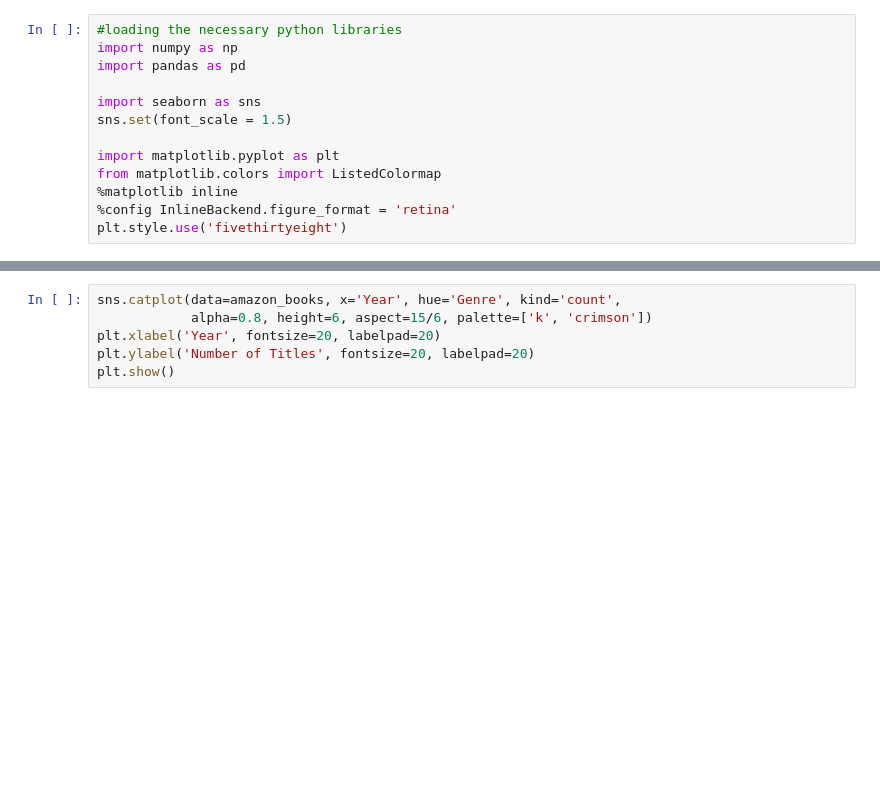
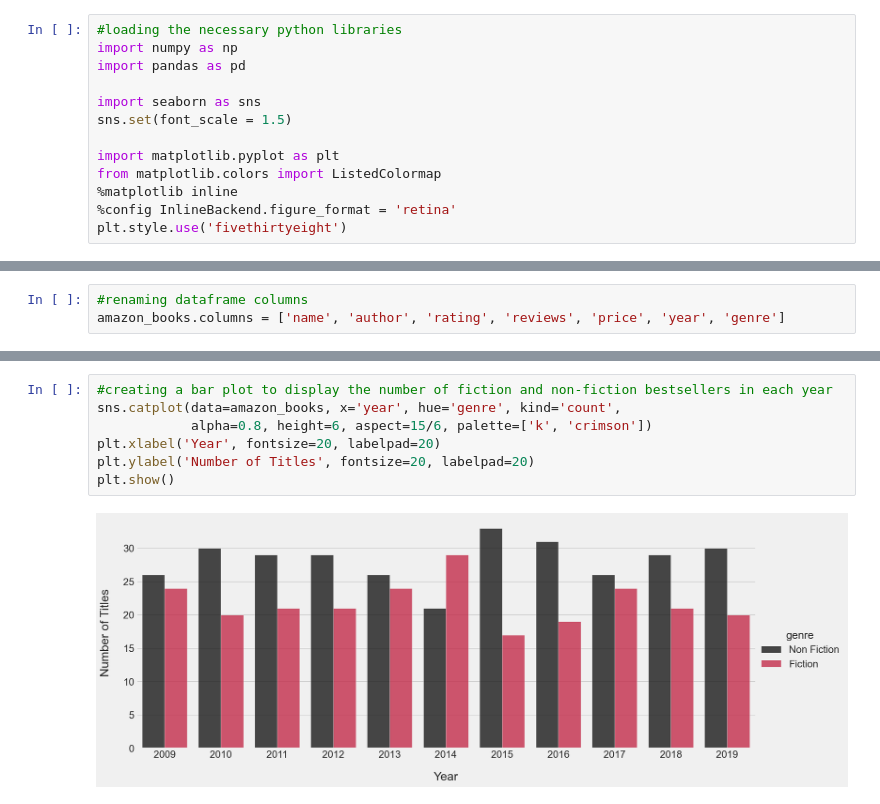
Before and after one commit to esbatiehsan/amazon-bestsellers, a Jupyter notebook: data-cleaning-exploration.ipynb, the cells around one changed output, grey strips where cells are left out. Cells and saved outputs as stored; diff of their text form; blank space fills up the shorter version.

```diff
--- a/data-cleaning-exploration.ipynb
+++ b/data-cleaning-exploration.ipynb
@@ -23,0 +25,3 @@ amazon_books['Genre'].value_counts(normalize=True)
+# %%
+#renaming dataframe columns
+amazon_books.columns = ['name', 'author', 'rating', 'reviews', 'price', 'year', 'genre']
@@ -24,7 +65,10 @@ amazon_books['Genre'].value_counts(normalize=True)
 # %%
-sns.catplot(data=amazon_books, x='Year', hue='Genre', kind='count',
+#creating a bar plot to display the number of fiction and non-fiction bestsellers in each year
+sns.catplot(data=amazon_books, x='year', hue='genre', kind='count',
             alpha=0.8, height=6, aspect=15/6, palette=['k', 'crimson'])
 plt.xlabel('Year', fontsize=20, labelpad=20)
 plt.ylabel('Number of Titles', fontsize=20, labelpad=20)
 plt.show()
+# %% [output]
+[figure, added]
 # %%
```
Also changed, not shown: parts of 17 cells of this notebook.
